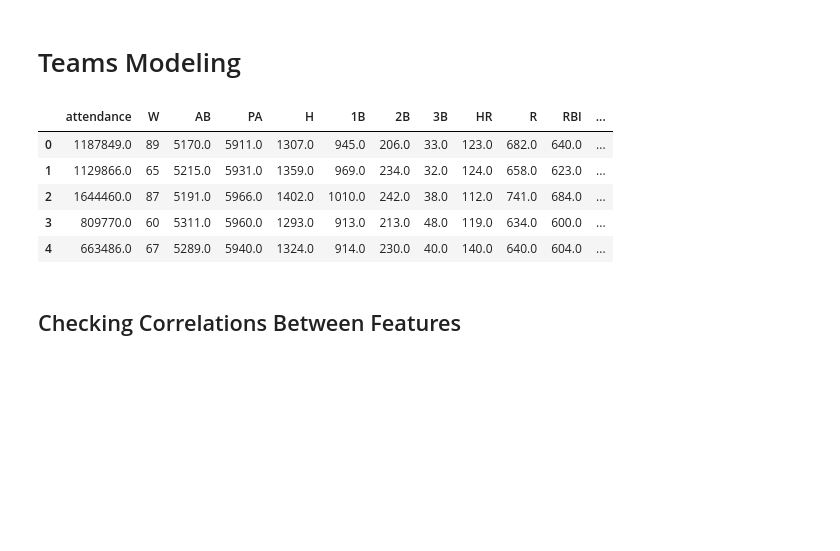
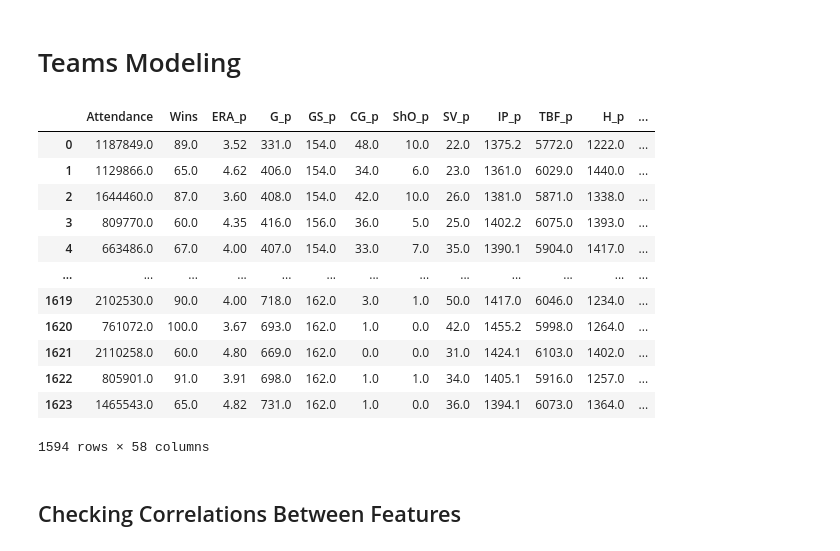
Before and after one commit to eric8395/baseball-analytics, a Jupyter notebook: Modeling - Teams.ipynb, the cells around one changed output. Saved outputs shown, nothing was run; the diff lists cells and outputs as text; code cells hidden in the pictures; blank space fills up the shorter version.

```diff
--- a/Modeling - Teams.ipynb
+++ b/Modeling - Teams.ipynb
@@ -1,2 +0,0 @@
-# %% [markdown]
-# Teams Modeling
@@ -45,12 +1,2 @@ np.random_state = 42
-# %%
-# load batting_basic
-bb_teams = pd.read_csv('Data/team_batting_basic', index_col = 0)
-bb_teams = bb_teams.drop(columns = ['name', 'L', 'Season', 'Team', 'Age', 'G'])
-bb_teams.head()
-# %% [output]
-|  | attendance | W | AB | PA | H | 1B | 2B | 3B | HR | R | RBI | ... |
-| 0 | 1187849.0 | 89 | 5170.0 | 5911.0 | 1307.0 | 945.0 | 206.0 | 33.0 | 123.0 | 682.0 | 640.0 | ... |
-| 1 | 1129866.0 | 65 | 5215.0 | 5931.0 | 1359.0 | 969.0 | 234.0 | 32.0 | 124.0 | 658.0 | 623.0 | ... |
-| 2 | 1644460.0 | 87 | 5191.0 | 5966.0 | 1402.0 | 1010.0 | 242.0 | 38.0 | 112.0 | 741.0 | 684.0 | ... |
-| 3 | 809770.0 | 60 | 5311.0 | 5960.0 | 1293.0 | 913.0 | 213.0 | 48.0 | 119.0 | 634.0 | 600.0 | ... |
-| 4 | 663486.0 | 67 | 5289.0 | 5940.0 | 1324.0 | 914.0 | 230.0 | 40.0 | 140.0 | 640.0 | 604.0 | ... |
+# %% [markdown]
+# Teams Modeling
@@ -57,3 +45,28 @@ bb_teams.head()
+# %%
+# load batting_basic
+team_merged = pd.read_csv('Data/team_merged', index_col = 0)
+
+# remove extra features that wont be modelled
+team_merged = team_merged.drop(columns = ['Team', 'Year', 'Losses'])
+
+# remove attendance = 0 rows
+team_merged = team_merged[team_merged['Attendance'] > 0]
+
+team_merged
+# %% [output]
+|  | Attendance | Wins | ERA_p | G_p | GS_p | CG_p | ShO_p | SV_p | IP_p | TBF_p | H_p | ... |
+| 0 | 1187849.0 | 89.0 | 3.52 | 331.0 | 154.0 | 48.0 | 10.0 | 22.0 | 1375.2 | 5772.0 | 1222.0 | ... |
+| 1 | 1129866.0 | 65.0 | 4.62 | 406.0 | 154.0 | 34.0 | 6.0 | 23.0 | 1361.0 | 6029.0 | 1440.0 | ... |
+| 2 | 1644460.0 | 87.0 | 3.60 | 408.0 | 154.0 | 42.0 | 10.0 | 26.0 | 1381.0 | 5871.0 | 1338.0 | ... |
+| 3 | 809770.0 | 60.0 | 4.35 | 416.0 | 156.0 | 36.0 | 5.0 | 25.0 | 1402.2 | 6075.0 | 1393.0 | ... |
+| 4 | 663486.0 | 67.0 | 4.00 | 407.0 | 154.0 | 33.0 | 7.0 | 35.0 | 1390.1 | 5904.0 | 1417.0 | ... |
+| ... | ... | ... | ... | ... | ... | ... | ... | ... | ... | ... | ... | ... |
+| 1619 | 2102530.0 | 90.0 | 4.00 | 718.0 | 162.0 | 3.0 | 1.0 | 50.0 | 1417.0 | 6046.0 | 1234.0 | ... |
+| 1620 | 761072.0 | 100.0 | 3.67 | 693.0 | 162.0 | 1.0 | 0.0 | 42.0 | 1455.2 | 5998.0 | 1264.0 | ... |
+| 1621 | 2110258.0 | 60.0 | 4.80 | 669.0 | 162.0 | 0.0 | 0.0 | 31.0 | 1424.1 | 6103.0 | 1402.0 | ... |
+| 1622 | 805901.0 | 91.0 | 3.91 | 698.0 | 162.0 | 1.0 | 1.0 | 34.0 | 1405.1 | 5916.0 | 1257.0 | ... |
+| 1623 | 1465543.0 | 65.0 | 4.82 | 731.0 | 162.0 | 1.0 | 0.0 | 36.0 | 1394.1 | 6073.0 | 1364.0 | ... |
+1594 rows × 58 columns
 # %% [markdown]
 ## Checking Correlations Between Features
 # %%
```
Also changed, not shown: parts of 38 cells of this notebook, 3 other files.
